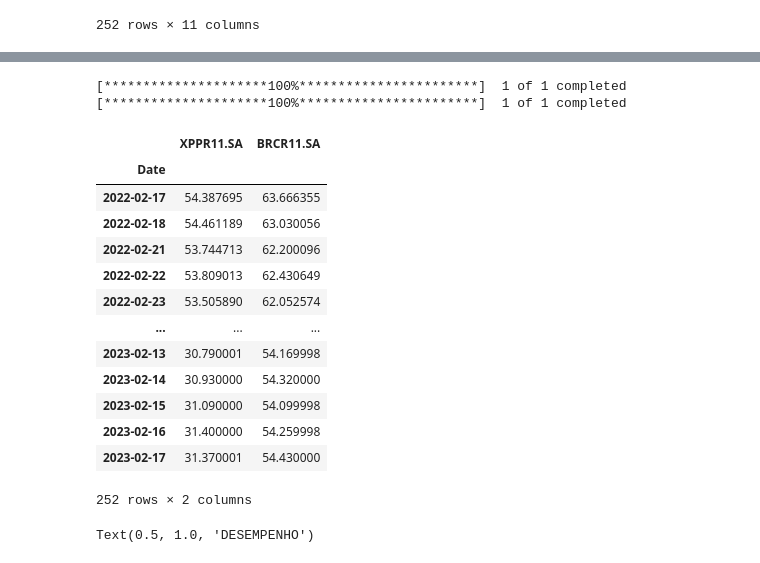
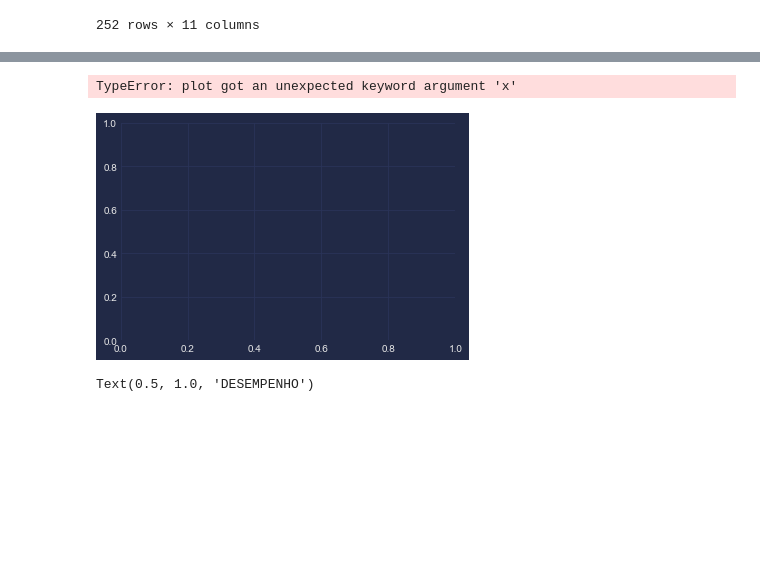
Before and after one commit to jrocarlos/reits_rank, a Jupyter notebook: reits_rank.ipynb, the cells around one changed output, grey strips where cells are left out. Cells and saved outputs as stored; diff of their text form; code cells hidden in the pictures; blank space fills up the shorter version.

Commit message:
graph example

```diff
--- a/reits_rank.ipynb
+++ b/reits_rank.ipynb
@@ -457,32 +417,10 @@ dd
-# %%
-x = 0
-data = yf.download(tts[x], period="1y")
-dd = pd.DataFrame(data)
-dd.drop(['Open','High','Low','Close','Volume'], axis=1, inplace=True)
-dd.rename(columns={'Adj Close': tts[x]}, inplace=True)
-
-x = 1
-data = yf.download(tts[x], period="1y")
-ddsad = pd.DataFrame(data)
-ddsad.drop(['Open','High','Low','Close','Volume'], axis=1, inplace=True)
-ddsad.rename(columns={'Adj Close': tts[x]}, inplace=True)
-final = pd.concat([dd, ddsad], axis=1)
-final
-# %% [output]
-[*********************100%***********************]  1 of 1 completed
-[*********************100%***********************]  1 of 1 completed
-|  | XPPR11.SA | BRCR11.SA |
-| Date |  |  |
-| 2022-02-17 | 54.387695 | 63.666355 |
-| 2022-02-18 | 54.461189 | 63.030056 |
-| 2022-02-21 | 53.744713 | 62.200096 |
-| 2022-02-22 | 53.809013 | 62.430649 |
-| 2022-02-23 | 53.505890 | 62.052574 |
-| ... | ... | ... |
-| 2023-02-13 | 30.790001 | 54.169998 |
-| 2023-02-14 | 30.930000 | 54.320000 |
-| 2023-02-15 | 31.090000 | 54.099998 |
-| 2023-02-16 | 31.400000 | 54.259998 |
-| 2023-02-17 | 31.370001 | 54.430000 |
-252 rows × 2 columns
+# %%
+#sns.heatmap(dd,annot=True)
+#dd.plot_monthly_heatmap()
+
+plt.style.use("cyberpunk")
+plt.plot(x='Date',y=dd['XFIX11.SA'])
+# %% [output]
+TypeError: plot got an unexpected keyword argument 'x'
+[figure, added]
 # %%
```
Also changed, not shown: parts of 3 cells of this notebook.
